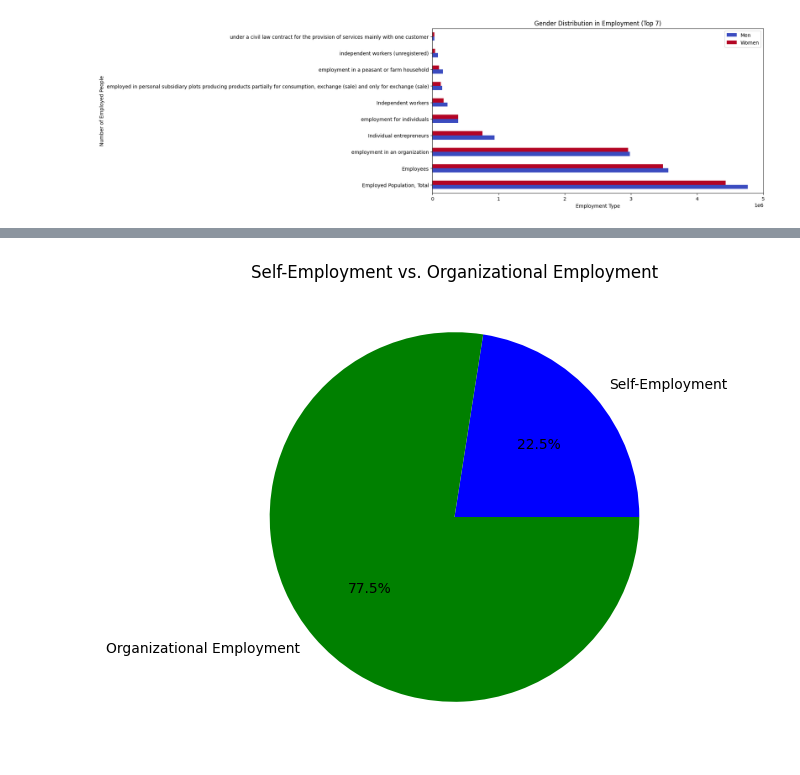
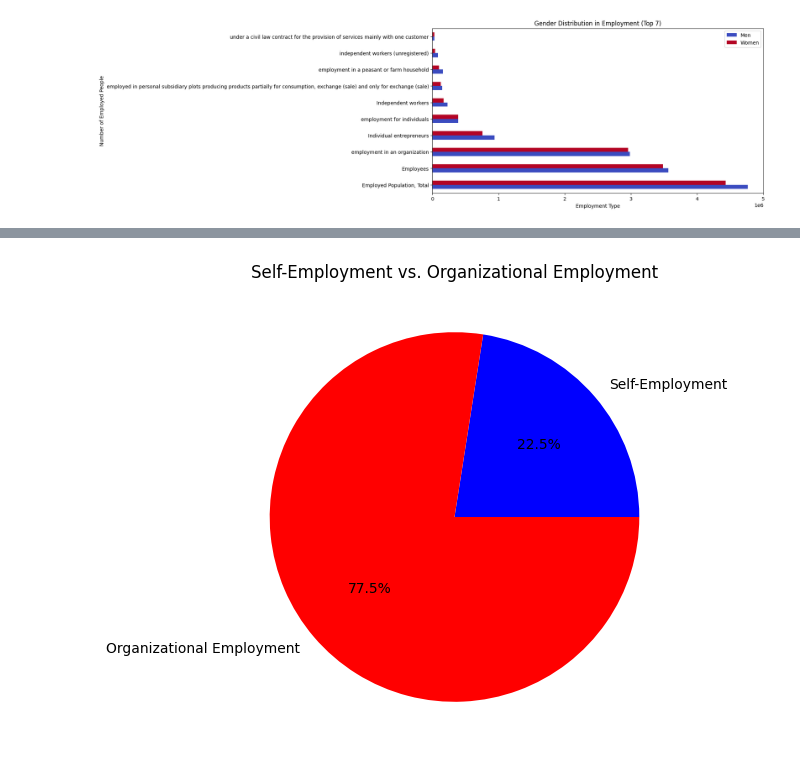
Before and after one commit to bochida/Economic-and-Employment-analysis-of-2024, a Jupyter notebook: python_analysis.ipynb, the cells around one changed output, grey strips where cells are left out. Drawn from its saved outputs; the diff is of its cells as text; code cells hidden in the pictures.

Commit message:
fixing visual part

```diff
--- a/python_analysis.ipynb
+++ b/python_analysis.ipynb
@@ -311,12 +315,12 @@ Category with Highest Gender Disparity:
 # %%
 # Compare self-employment vs. organizational employment
 self_employment = df_0[df_0["Category"].str.contains("entrepreneur|private practice", case=False, na=False)]
 organization_employment = df_0[df_0["Category"].str.contains("organization", case=False, na=False)]
 
 plt.figure(figsize=(12, 6))
 plt.pie([self_employment["Total Employed"].sum(), organization_employment["Total Employed"].sum()],
-        labels=["Self-Employment", "Organizational Employment"], autopct='%1.1f%%', colors=["blue", "green"])
+        labels=["Self-Employment", "Organizational Employment"], autopct='%1.1f%%', colors=["blue", "red"])
 plt.title("Self-Employment vs. Organizational Employment")
 plt.show()
 # %% [output]
-[figure, old version]
+[figure, new version]
```
Also changed, not shown: parts of 2 cells of this notebook.
